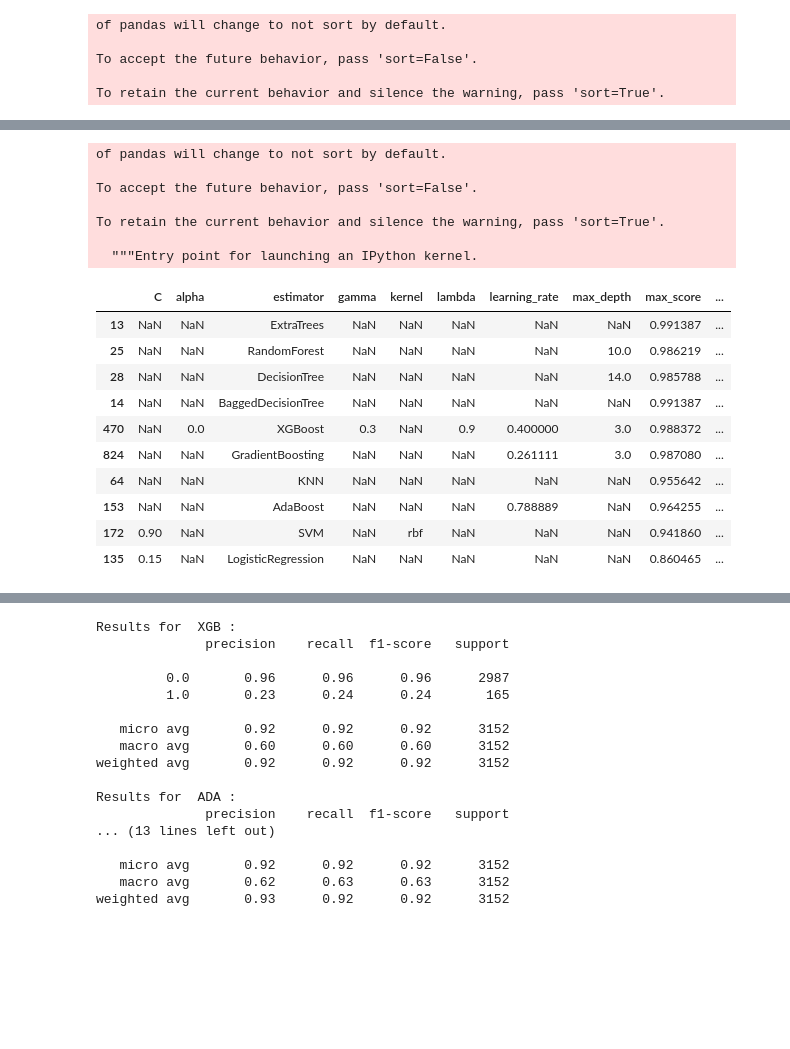
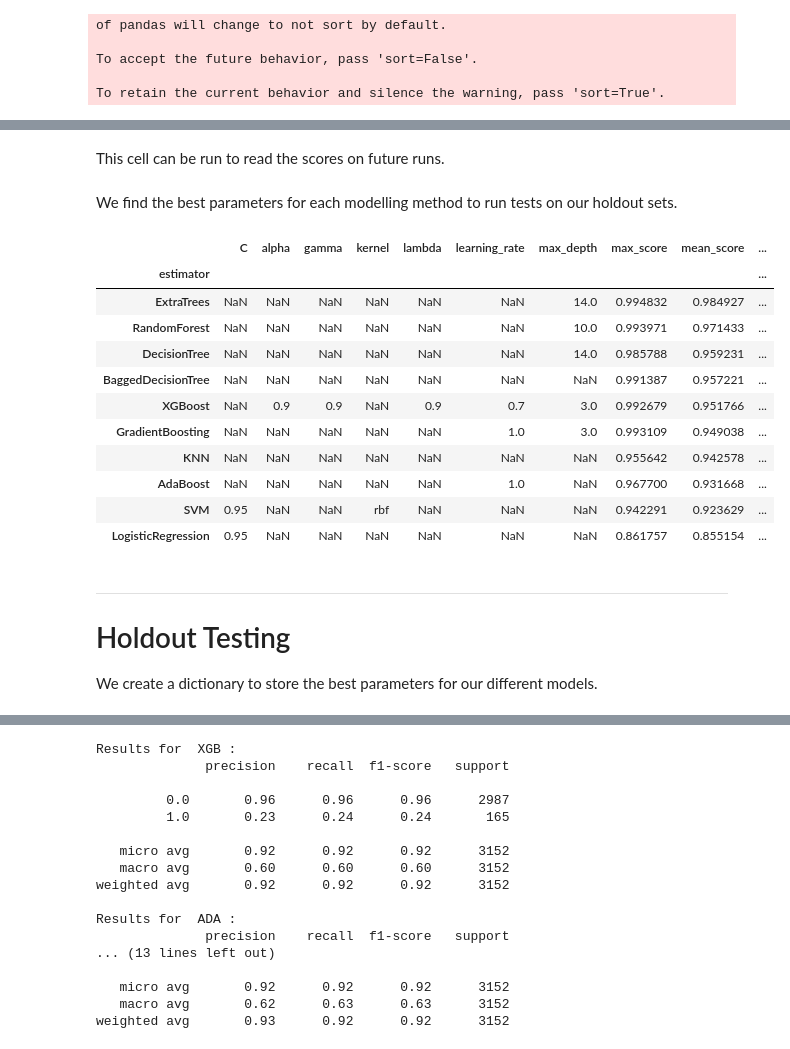
Before and after one commit to bearylogical/west_nile_colab, a Jupyter notebook: 06_model_optimization.ipynb, the cells around one changed output, grey strips where cells are left out. Saved outputs shown, nothing was run; the diff lists cells and outputs as text; code cells hidden in the pictures; blank space fills up the shorter version.

```diff
--- a/06_model_optimization.ipynb
+++ b/06_model_optimization.ipynb
@@ -194,12 +220,4 @@ To retain the current behavior and silence the warning, pass 'sort=True'.
+# %% [markdown]
+This cell can be run to read the scores on future runs.
 # %%
 score1=pd.read_csv(r'.\data\score3.csv')
-# %%
-score1=pd.concat([score1,score2])
-# %% [output]
-of pandas will change to not sort by default.
-
-To accept the future behavior, pass 'sort=False'.
-
-To retain the current behavior and silence the warning, pass 'sort=True'.
-
-  """Entry point for launching an IPython kernel.
@@ -208,2 +224,17 @@ score1.to_csv(r'.\data\score3.csv',index=False)
+# %% [markdown]
+We find the best parameters for each modelling method to run tests on our holdout sets.
 # %%
-score1=score1.sort_values('mean_score',ascending=False)
+pd.pivot_table(score1,index='estimator',aggfunc='max').sort_values('mean_score',ascending=False)
+# %% [output]
+|  | C | alpha | gamma | kernel | lambda | learning_rate | max_depth | max_score | mean_score | ... |
+| estimator |  |  |  |  |  |  |  |  |  | ... |
+| ExtraTrees | NaN | NaN | NaN | NaN | NaN | NaN | 14.0 | 0.994832 | 0.984927 | ... |
+| RandomForest | NaN | NaN | NaN | NaN | NaN | NaN | 10.0 | 0.993971 | 0.971433 | ... |
+| DecisionTree | NaN | NaN | NaN | NaN | NaN | NaN | 14.0 | 0.985788 | 0.959231 | ... |
+| BaggedDecisionTree | NaN | NaN | NaN | NaN | NaN | NaN | NaN | 0.991387 | 0.957221 | ... |
+| XGBoost | NaN | 0.9 | 0.9 | NaN | 0.9 | 0.7 | 3.0 | 0.992679 | 0.951766 | ... |
+| GradientBoosting | NaN | NaN | NaN | NaN | NaN | 1.0 | 3.0 | 0.993109 | 0.949038 | ... |
+| KNN | NaN | NaN | NaN | NaN | NaN | NaN | NaN | 0.955642 | 0.942578 | ... |
+| AdaBoost | NaN | NaN | NaN | NaN | NaN | 1.0 | NaN | 0.967700 | 0.931668 | ... |
+| SVM | 0.95 | NaN | NaN | rbf | NaN | NaN | NaN | 0.942291 | 0.923629 | ... |
+| LogisticRegression | 0.95 | NaN | NaN | NaN | NaN | NaN | NaN | 0.861757 | 0.855154 | ... |
@@ -212,17 +241,7 @@ scores = score1[score1['mean_score'] == score1.groupby('estimator')['mean_score'
-# %%
-scores.groupby('estimator').head(1)
-# %% [output]
-|  | C | alpha | estimator | gamma | kernel | lambda | learning_rate | max_depth | max_score | ... |
-| 13 | NaN | NaN | ExtraTrees | NaN | NaN | NaN | NaN | NaN | 0.991387 | ... |
-| 25 | NaN | NaN | RandomForest | NaN | NaN | NaN | NaN | 10.0 | 0.986219 | ... |
-| 28 | NaN | NaN | DecisionTree | NaN | NaN | NaN | NaN | 14.0 | 0.985788 | ... |
-| 14 | NaN | NaN | BaggedDecisionTree | NaN | NaN | NaN | NaN | NaN | 0.991387 | ... |
-| 470 | NaN | 0.0 | XGBoost | 0.3 | NaN | 0.9 | 0.400000 | 3.0 | 0.988372 | ... |
-| 824 | NaN | NaN | GradientBoosting | NaN | NaN | NaN | 0.261111 | 3.0 | 0.987080 | ... |
-| 64 | NaN | NaN | KNN | NaN | NaN | NaN | NaN | NaN | 0.955642 | ... |
-| 153 | NaN | NaN | AdaBoost | NaN | NaN | NaN | 0.788889 | NaN | 0.964255 | ... |
-| 172 | 0.90 | NaN | SVM | NaN | rbf | NaN | NaN | NaN | 0.941860 | ... |
-| 135 | 0.15 | NaN | LogisticRegression | NaN | NaN | NaN | NaN | NaN | 0.860465 | ... |
+# %% [markdown]
+---
+# Holdout Testing<a id=holdout1></a>
+We create a dictionary to store the best parameters for our different models.
 # %%
 estimators = {
     'XGB' : XGBClassifier(random_state = 42, gamma=0.3,learning_rate=0.4,max_depth=3,n_estimators=150,subsample=0.5),
```
Also changed, not shown: parts of 44 cells of this notebook, 1 other file.
